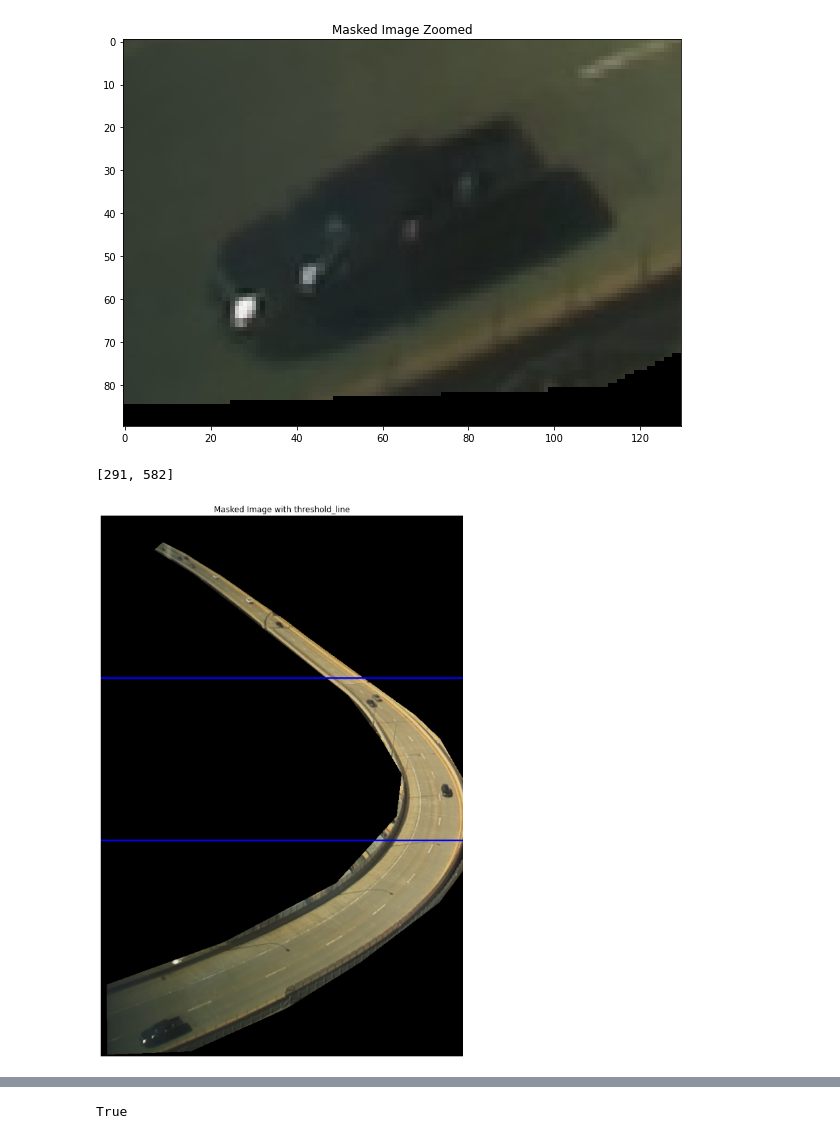
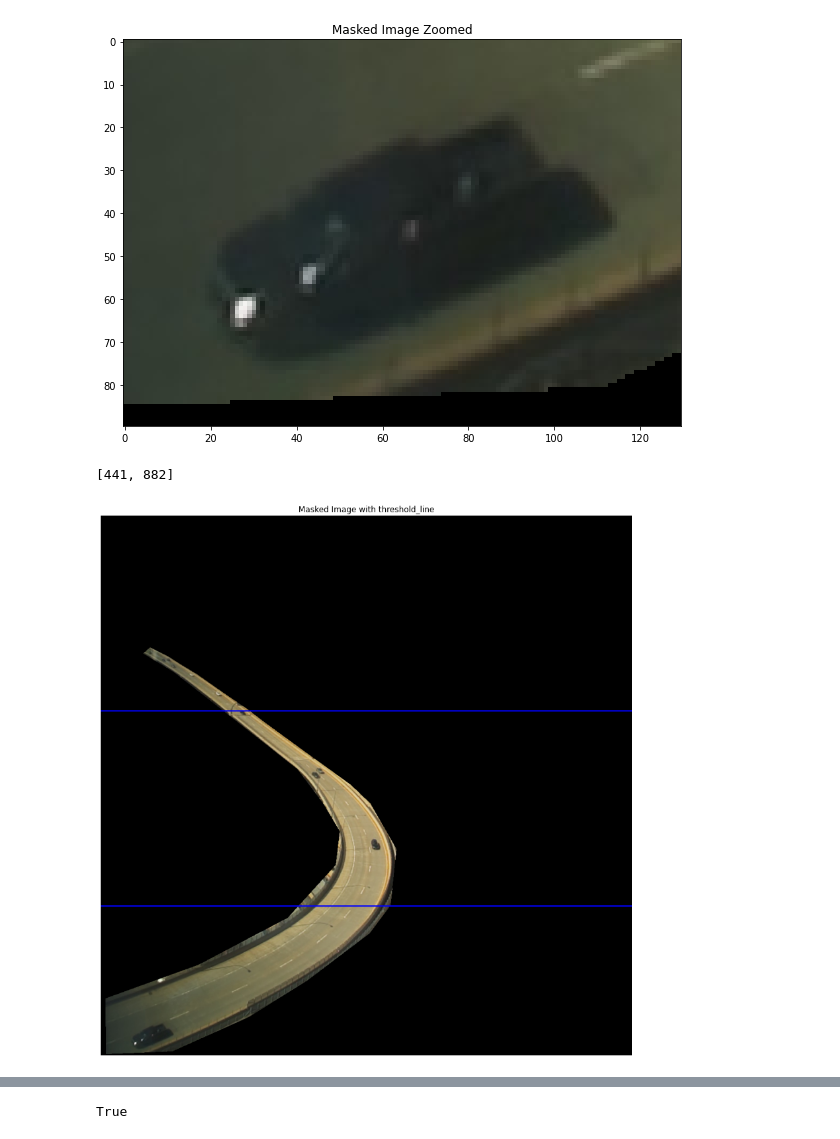
Before and after one commit to robertej19/EyeCandy, a Jupyter notebook: cv4.ipynb, the cells around one changed output, grey strips where cells are left out. Cells and saved outputs as stored; diff of their text form; code cells hidden in the pictures.

```diff
--- a/cv4.ipynb
+++ b/cv4.ipynb
@@ -28,7 +28,7 @@ plt.show()
 # Mask the test image with the road mask and trim to 200:height, 0:650
 h,w = road_mask.shape[:2]
 masked_image = cv2.bitwise_and(test_image, road_mask)
-masked_image = masked_image[250:h, 0:650]
+#masked_image = masked_image[250:h, 0:650]
 # Show the masked image
 plt.figure(figsize=(15, 15))
 plt.imshow(cv2.cvtColor(masked_image, cv2.COLOR_BGR2RGB))
@@ -132,21 +89,21 @@ plt.show()
 # %%
 
 H, W = masked_image.shape[:2]
-threshold_line = [int(0.3*H), int(0.6*H)]
+threshold_line = [int(0.3*(H+250)), int(0.6*(H+250))]
 print(threshold_line)
 masked_image_with_threshold_line = masked_image.copy()
 # draw horizontal lines on the masked image
 for cut in threshold_line:
     cv2.line(masked_image_with_threshold_line, (0, cut), (W, cut), (255, 0, 0), 2)
 # Show the masked image with the threshold_line
 plt.figure(figsize=(15, 15))
 plt.imshow(cv2.cvtColor(masked_image_with_threshold_line, cv2.COLOR_BGR2RGB))
 plt.title("Masked Image with threshold_line")
 plt.axis("off")
 plt.show()
 # %% [output]
-[291, 582]
+[441, 882]
-[figure, old version]
+[figure, new version]
 # %%
 
 def detect_multiscale_blobs(
```
Also changed, not shown: parts of 6 cells of this notebook, 4 other files.
